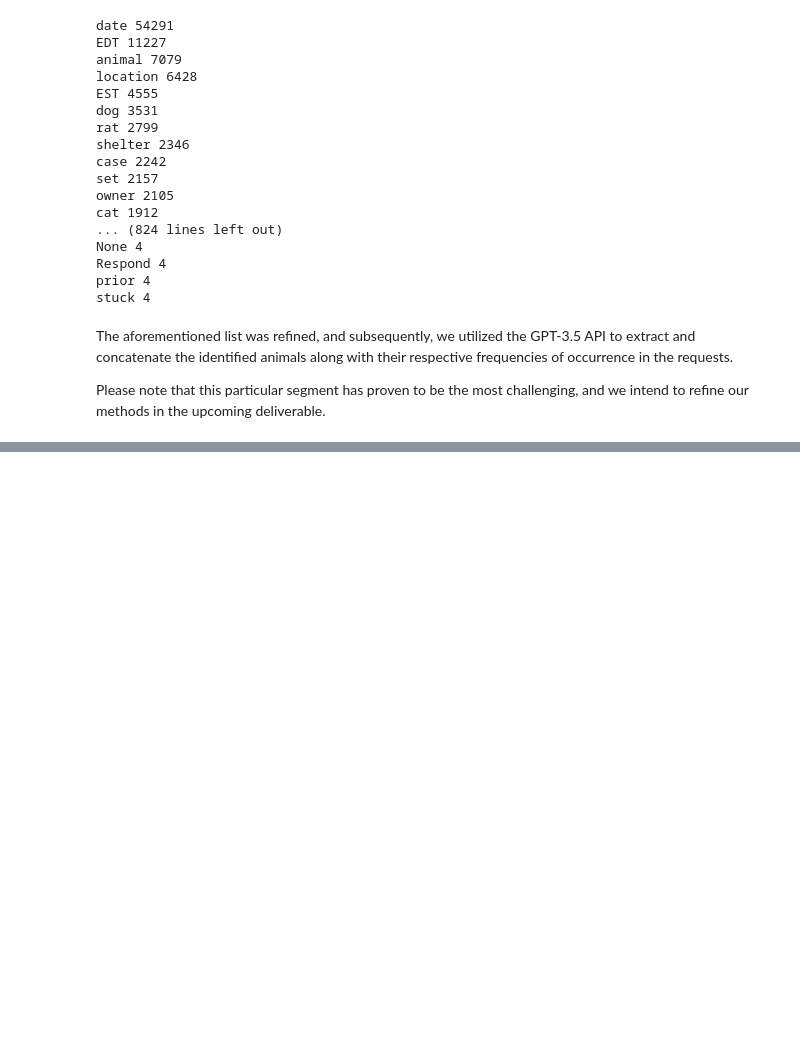
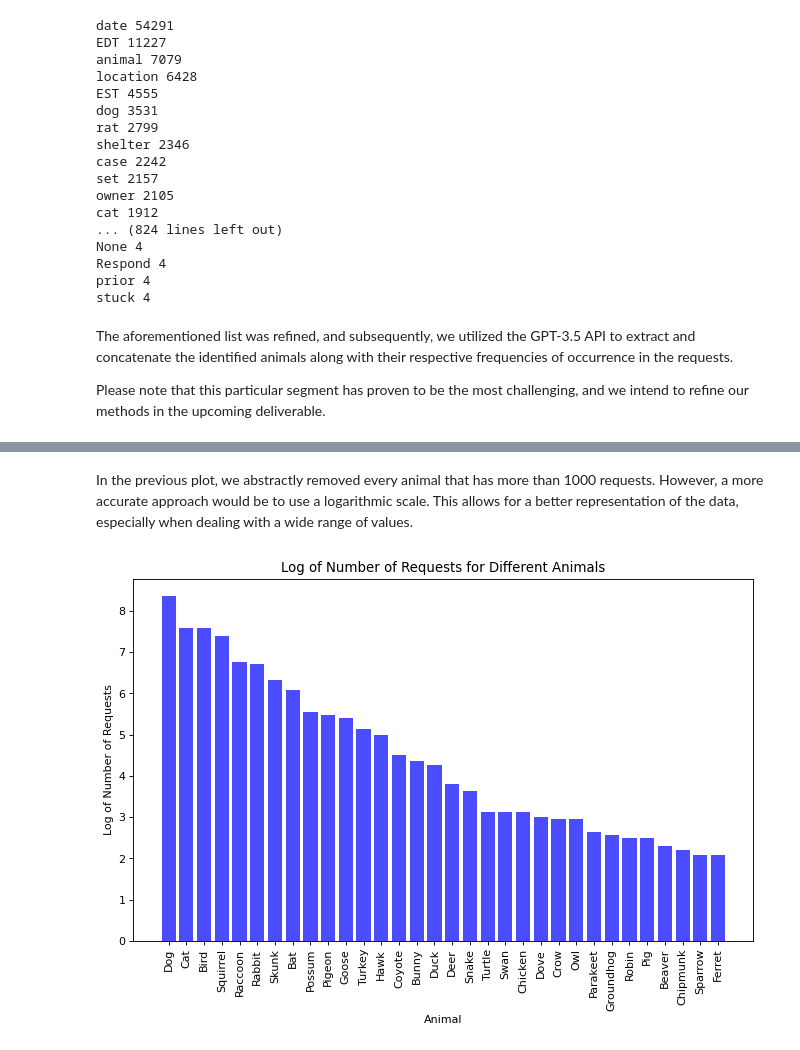
Before and after one commit to BU-Spark/ds-boston-311-animal-reports, a Jupyter notebook: sp24-team-d/all_years_EDA.ipynb, the cells around one changed output, grey strips where cells are left out. Cells and saved outputs as stored; diff of their text form; code cells hidden in the pictures; blank space fills up the shorter version.

```diff
--- a/sp24-team-d/all_years_EDA.ipynb
+++ b/sp24-team-d/all_years_EDA.ipynb
@@ -313,0 +337,13 @@ Displayed above is the distribution of various animals within the requests. As a
+# %% [markdown]
+In the previous plot, we abstractly removed every animal that has more than 1000 requests. However, a more accurate approach would be to use a logarithmic scale. This allows for a better representation of the data, especially when dealing with a wide range of values.
+# %%
+#take a log scale of the values
+plt.figure(figsize=(10, 6), dpi=80)
+plt.bar(filtered_animals.keys(), np.log(list(filtered_animals.values())), color='b', alpha=0.7)
+plt.xlabel('Animal')
+plt.ylabel('Log of Number of Requests')
+plt.title('Log of Number of Requests for Different Animals')
+plt.xticks(rotation=90)
+plt.show()
+# %% [output]
+[figure, added]
```
Also changed, not shown: parts of 3 cells of this notebook.
